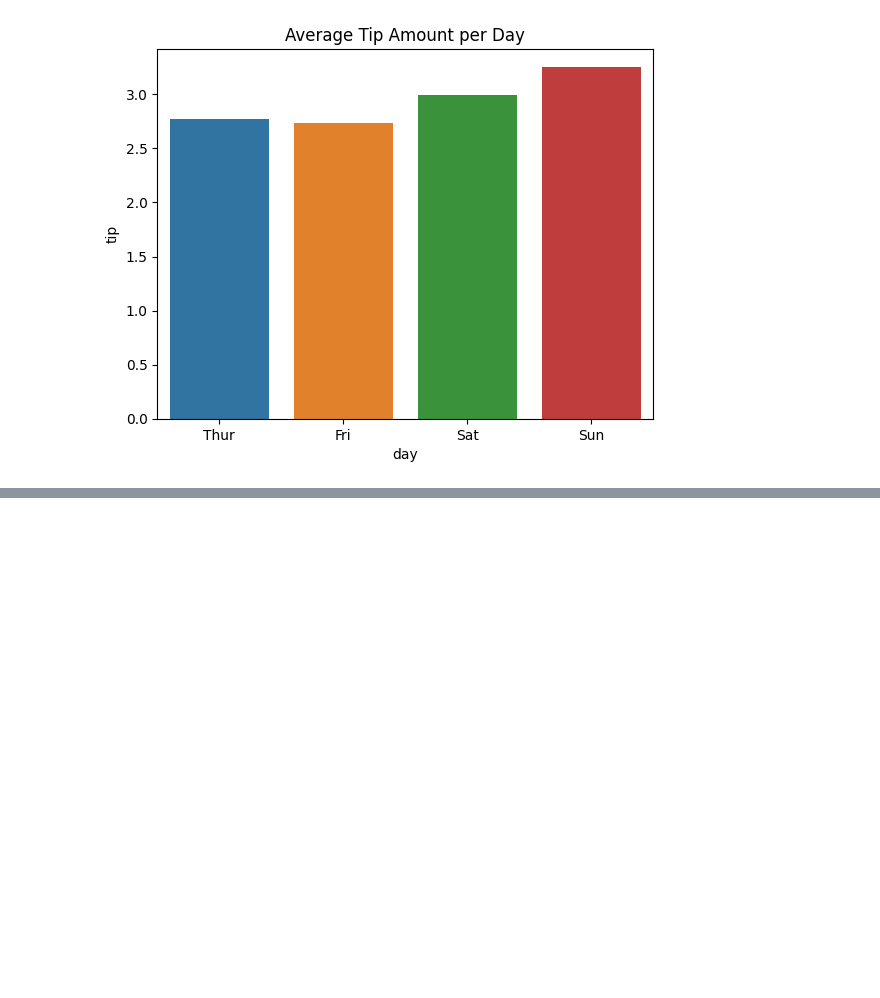
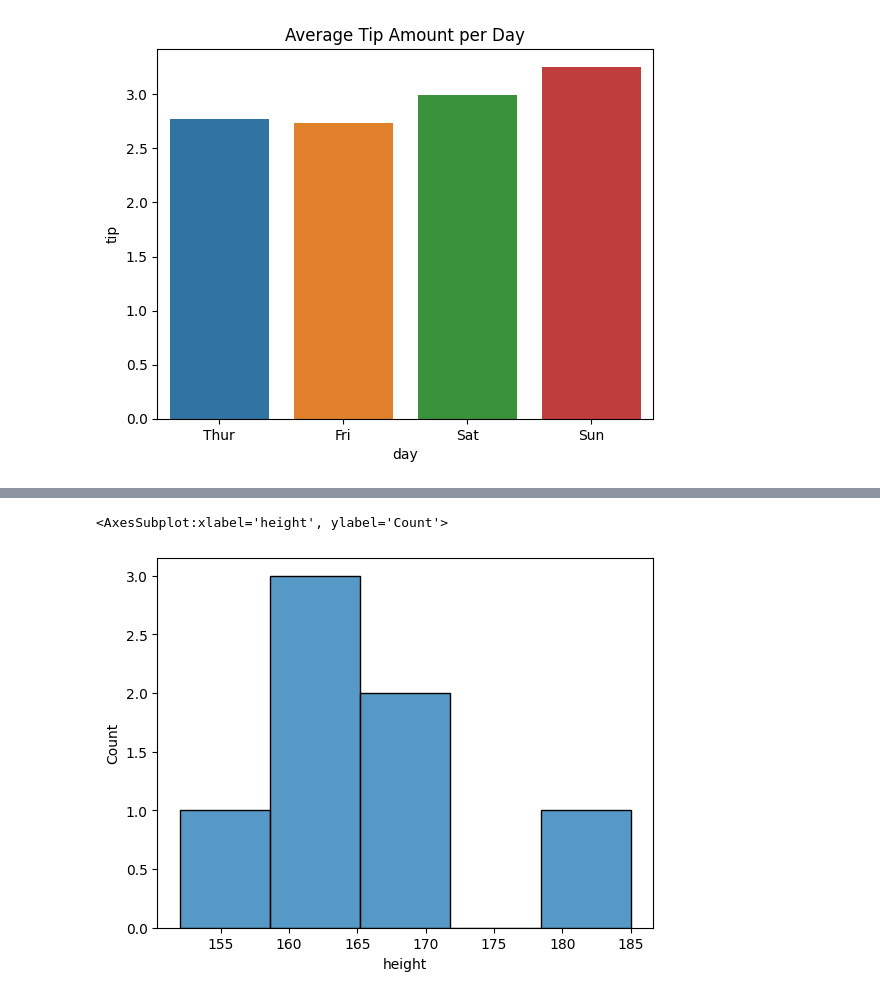
Before and after one commit to Adlina9727/pythonprojects, a Jupyter notebook: Day11/notebookday11.ipynb, the cells around one changed output, grey strips where cells are left out. Drawn from its saved outputs; the diff is of its cells as text; code cells hidden in the pictures; blank space fills up the shorter version.

```diff
--- a/Day11/notebookday11.ipynb
+++ b/Day11/notebookday11.ipynb
@@ -35,0 +69,6 @@ plt.show()
+# %%
+import seaborn as sns
+sns.histplot(data = df2, x = 'height', bins=5)
+# %% [output]
+<AxesSubplot:xlabel='height', ylabel='Count'>
+[figure, added]
```
Also changed, not shown: parts of 8 cells of this notebook.
